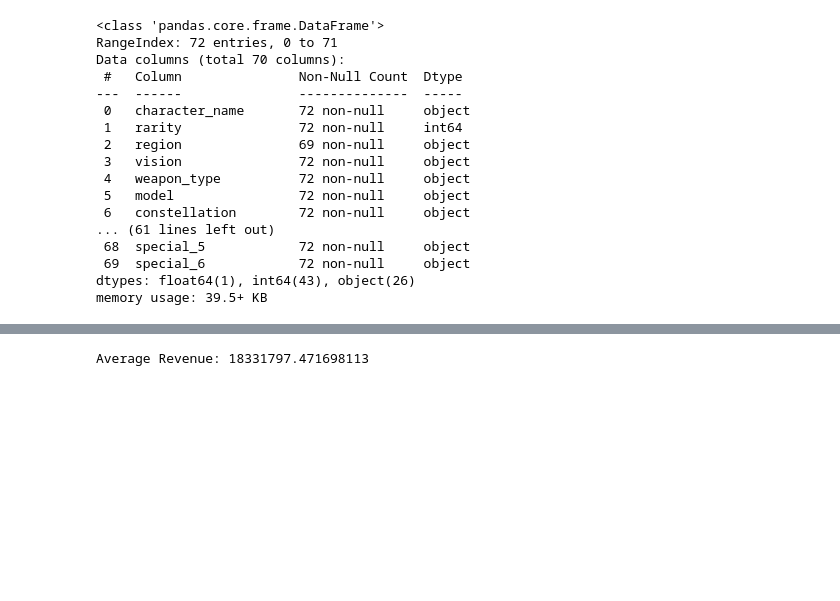
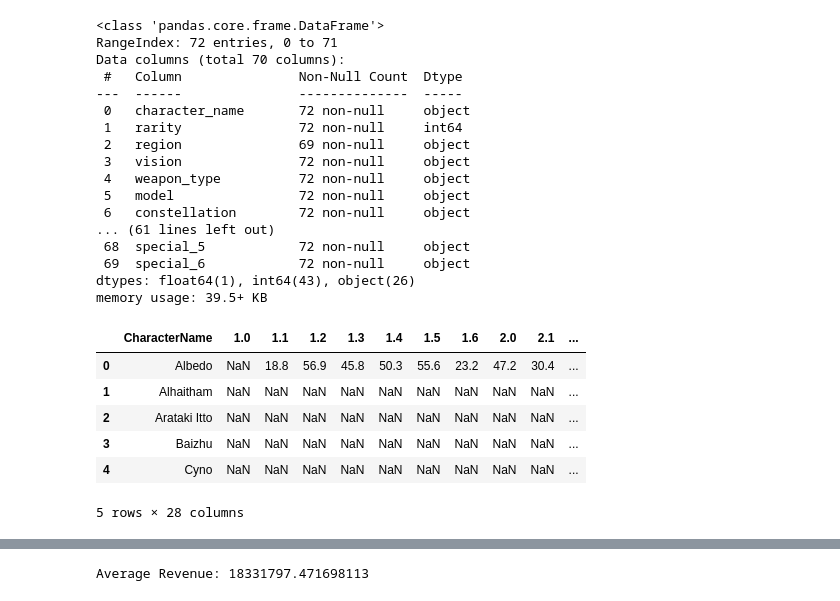
Before and after one commit to Pinkwinx/DataScience1, a Jupyter notebook: Final Project/Genshin Data and Visulization.ipynb, the cells around one changed output, grey strips where cells are left out. Saved outputs shown, nothing was run; the diff lists cells and outputs as text; code cells hidden in the pictures; blank space fills up the shorter version.

```diff
--- a/Final Project/Genshin Data and Visulization.ipynb
+++ b/Final Project/Genshin Data and Visulization.ipynb
@@ -67,3 +68,13 @@ Data columns (total 70 columns):
  69  special_6            72 non-null     object
 dtypes: float64(1), int64(43), object(26)
 memory usage: 39.5+ KB
+# %%
+ab.head()
+# %% [output]
+|  | CharacterName | 1.0 | 1.1 | 1.2 | 1.3 | 1.4 | 1.5 | 1.6 | 2.0 | 2.1 | ... |
+| 0 | Albedo | NaN | 18.8 | 56.9 | 45.8 | 50.3 | 55.6 | 23.2 | 47.2 | 30.4 | ... |
+| 1 | Alhaitham | NaN | NaN | NaN | NaN | NaN | NaN | NaN | NaN | NaN | ... |
+| 2 | Arataki Itto | NaN | NaN | NaN | NaN | NaN | NaN | NaN | NaN | NaN | ... |
+| 3 | Baizhu | NaN | NaN | NaN | NaN | NaN | NaN | NaN | NaN | NaN | ... |
+| 4 | Cyno | NaN | NaN | NaN | NaN | NaN | NaN | NaN | NaN | NaN | ... |
+5 rows × 28 columns
```
Also changed, not shown: parts of 5 cells of this notebook, 6 other files.
